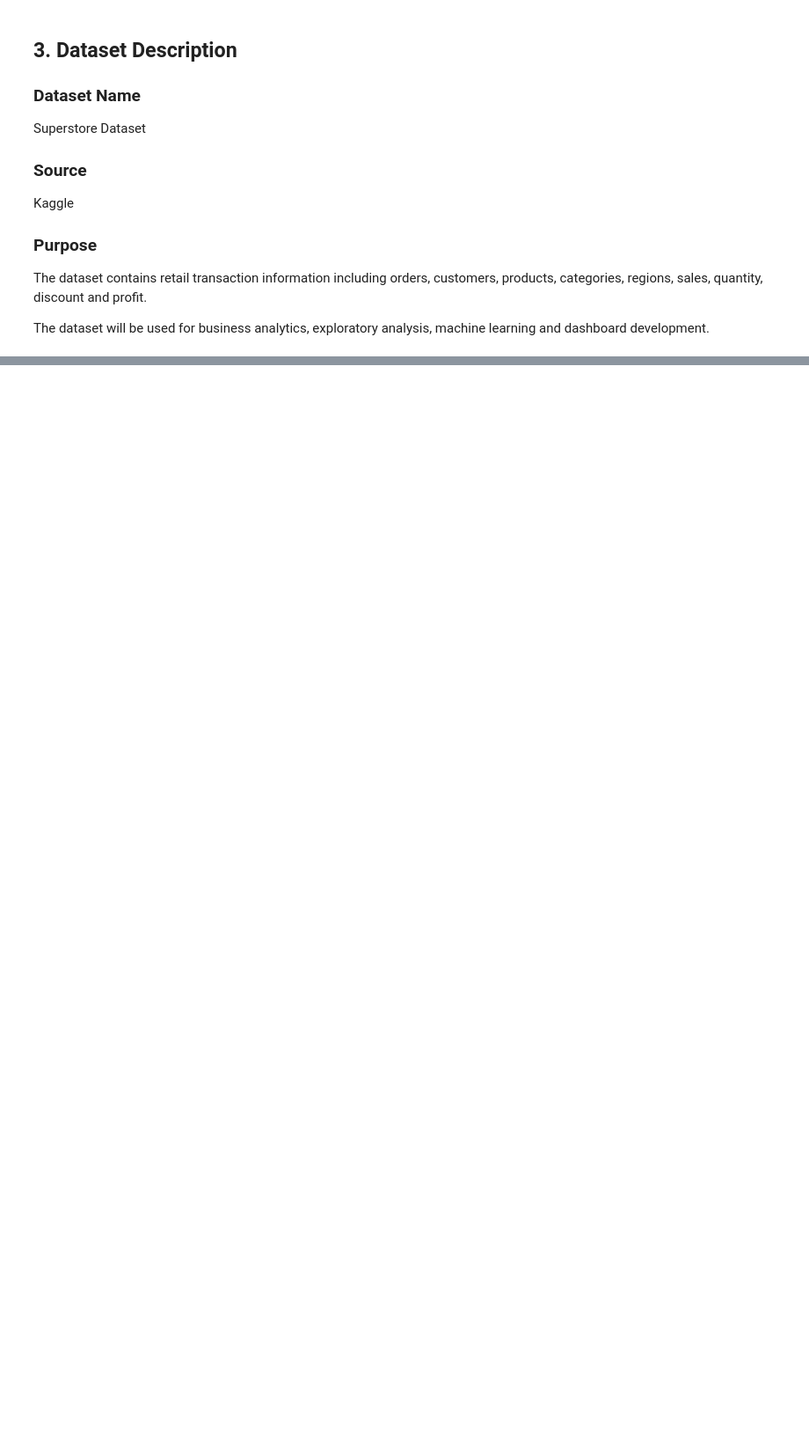
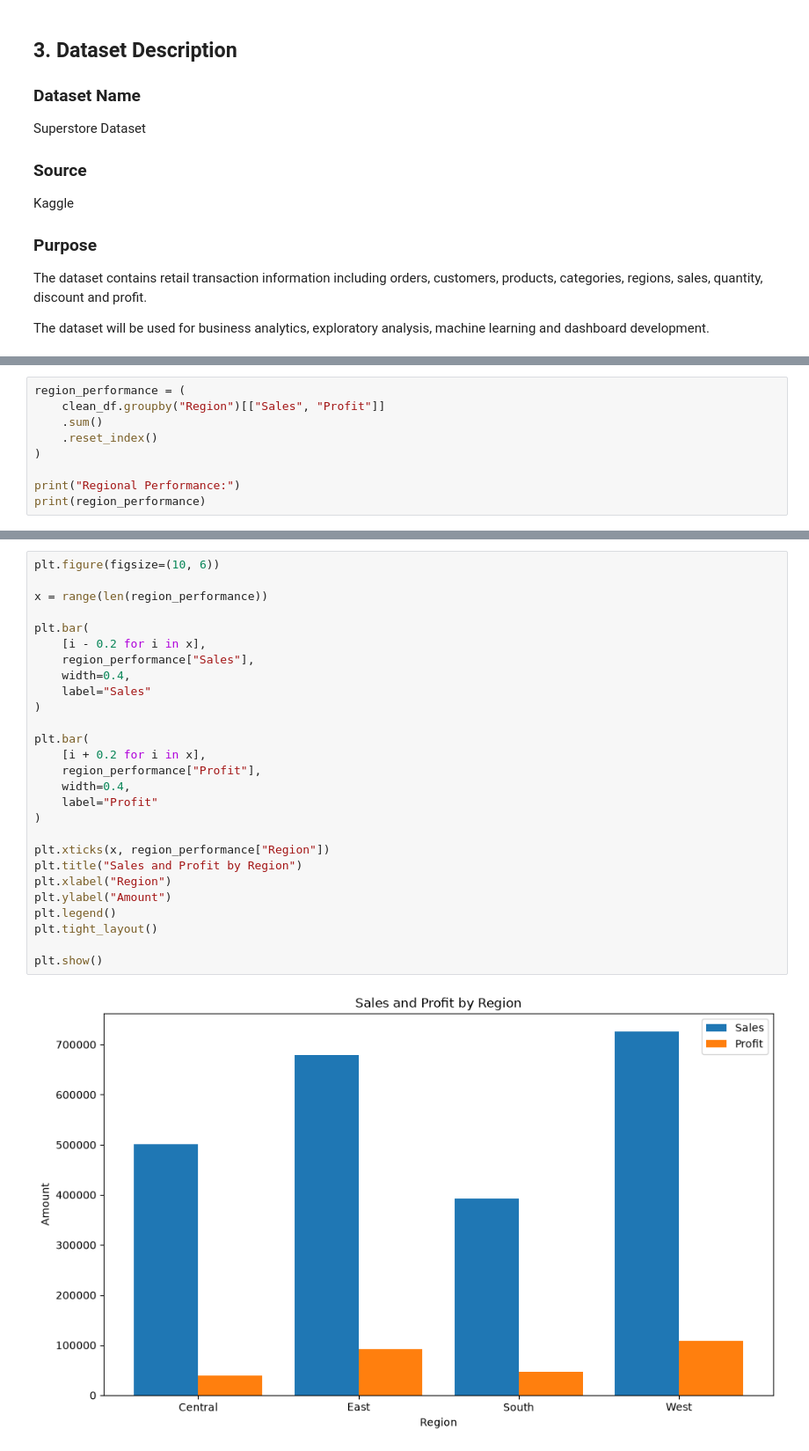
Before and after one commit to jayalaxmi1208-oss/AI_Retail_Business_Analytics, a Jupyter notebook: notebooks/JayalaxmiT_AIRetailBusinessAnalytics.ipynb, the cells around one changed output, grey strips where cells are left out. Shown at 88% size. Saved outputs shown, nothing was run; the diff lists cells and outputs as text; blank space fills up the shorter version.

```diff
--- a/notebooks/JayalaxmiT_AIRetailBusinessAnalytics.ipynb
+++ b/notebooks/JayalaxmiT_AIRetailBusinessAnalytics.ipynb
@@ -85,0 +562,9 @@ ImportError: DLL load failed while importing writers: An Application Control pol
+# %%
+region_performance = (
+    clean_df.groupby("Region")[["Sales", "Profit"]]
+    .sum()
+    .reset_index()
+)
+
+print("Regional Performance:")
+print(region_performance)
@@ -85,0 +578,29 @@ ImportError: DLL load failed while importing writers: An Application Control pol
+# %%
+plt.figure(figsize=(10, 6))
+
+x = range(len(region_performance))
+
+plt.bar(
+    [i - 0.2 for i in x],
+    region_performance["Sales"],
+    width=0.4,
+    label="Sales"
+)
+
+plt.bar(
+    [i + 0.2 for i in x],
+    region_performance["Profit"],
+    width=0.4,
+    label="Profit"
+)
+
+plt.xticks(x, region_performance["Region"])
+plt.title("Sales and Profit by Region")
+plt.xlabel("Region")
+plt.ylabel("Amount")
+plt.legend()
+plt.tight_layout()
+
+plt.show()
+# %% [output]
+[figure, added]
```
Also changed, not shown: parts of 45 cells of this notebook.
